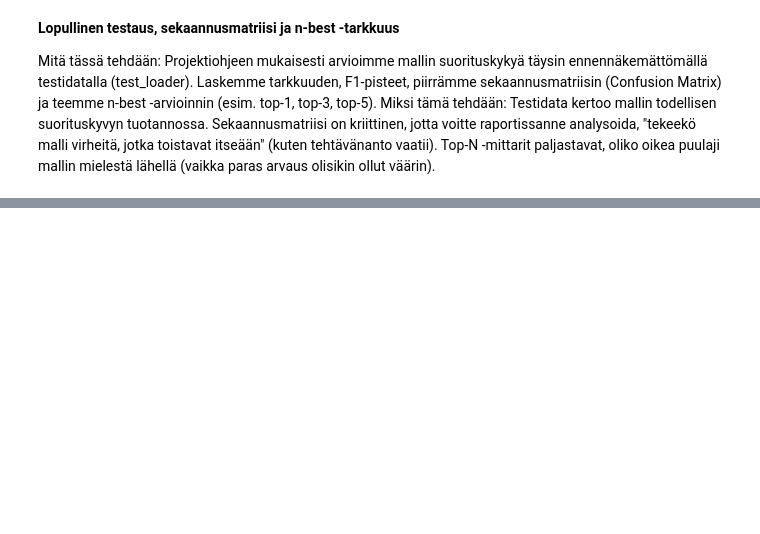
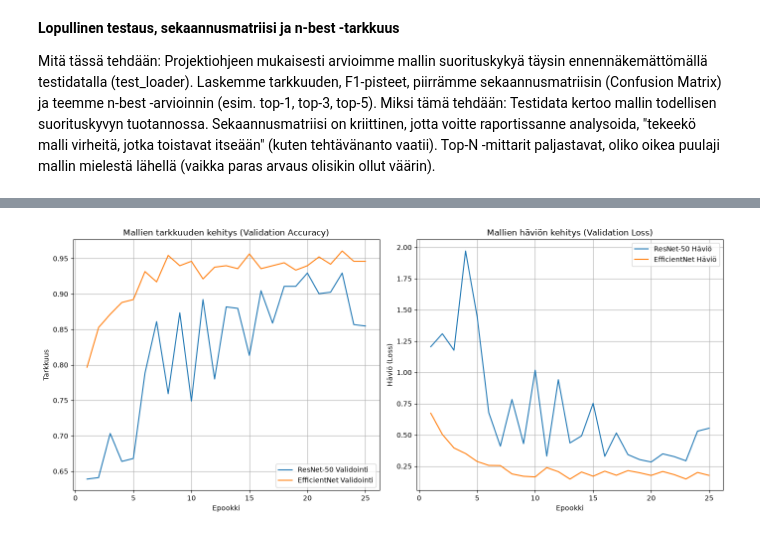
Before and after one commit to Arskaniitti/Neural-networks-projektity-, a Jupyter notebook: Elias_projekti.ipynb, the cells around one changed output, grey strips where cells are left out. Cells and saved outputs as stored; diff of their text form; code cells hidden in the pictures; blank space fills up the shorter version.

```diff
--- a/Elias_projekti.ipynb
+++ b/Elias_projekti.ipynb
@@ -167,7 +167,7 @@ criterion = nn.CrossEntropyLoss()
 # Optimoijaksi Adam
 optimizer = optim.Adam(model_resnet18.parameters(), lr=0.001)
 
-num_epochs = 5
+num_epochs = 1
 history = {'train_loss': [], 'train_acc': [], 'val_loss': [], 'val_acc': []}
 
 print("Aloitetaan mallin opetus...")
@@ -373,0 +522,97 @@ Top-5 Tarkkuus: 0.9788
+# %%
+import time
+import torch
+import matplotlib.pyplot as plt
+import seaborn as sns
+from sklearn.metrics import confusion_matrix
+
+num_epochs = 25
+
+# --- 1. RESNET-50 OPETUS ---
+print("Aloitetaan ResNet-50 opetus (25 epookkia)...")
+history_50 = {'train_loss': [], 'train_acc': [], 'val_loss': [], 'val_acc': []}
+start_time = time.time()
+
+for epoch in range(num_epochs):
+    train_loss, train_acc, _, _, _, _, _ = run_epoch(model_resnet50, dataloaders['train'], criterion, optimizer_50, is_train=True)
+    val_loss, val_acc, val_pr, val_rc, val_f1, _, _ = run_epoch(model_resnet50, dataloaders['val'], criterion, is_train=False)
+
+    history_50['train_loss'].append(train_loss)
+    history_50['train_acc'].append(train_acc)
+    history_50['val_loss'].append(val_loss)
+    history_50['val_acc'].append(val_acc)
+    print(f"Epookki {epoch+1}/{num_epochs} - Val Acc: {val_acc:.4f} | Val F1: {val_f1:.4f}")
+
+print(f"ResNet-50 opetus valmis! Aikaa kului: {(time.time() - start_time) // 60:.0f} min\n")
+
+
+# --- 2. EFFICIENTNET-B0 OPETUS ---
+print("Aloitetaan EfficientNet-B0 opetus (25 epookkia)...")
+history_eff = {'train_loss': [], 'train_acc': [], 'val_loss': [], 'val_acc': []}
+start_time = time.time()
+
+for epoch in range(num_epochs):
+    train_loss, train_acc, _, _, _, _, _ = run_epoch(model_effnet, dataloaders['train'], criterion, optimizer_eff, is_train=True)
+    val_loss, val_acc, val_pr, val_rc, val_f1, _, _ = run_epoch(model_effnet, dataloaders['val'], criterion, is_train=False)
+
+    history_eff['train_loss'].append(train_loss)
+    history_eff['train_acc'].append(train_acc)
+    history_eff['val_loss'].append(val_loss)
+    history_eff['val_acc'].append(val_acc)
+    print(f"Epookki {epoch+1}/{num_epochs} - Val Acc: {val_acc:.4f} | Val F1: {val_f1:.4f}")
+
+print(f"EfficientNet opetus valmis! Aikaa kului: {(time.time() - start_time) // 60:.0f} min\n")
+
+
+# --- 3. OPPIMISKÄYRIEN VERTAILU ---
+epochs_range = range(1, num_epochs + 1)
+plt.figure(figsize=(14, 6))
+
+plt.subplot(1, 2, 1)
+plt.plot(epochs_range, history_50['val_acc'], label='ResNet-50 Validointi')
+plt.plot(epochs_range, history_eff['val_acc'], label='EfficientNet Validointi')
+plt.title('Mallien tarkkuuden kehitys (Validation Accuracy)')
+plt.xlabel('Epookki')
+plt.ylabel('Tarkkuus')
+plt.legend()
+plt.grid(True)
+
+plt.subplot(1, 2, 2)
+plt.plot(epochs_range, history_50['val_loss'], label='ResNet-50 Häviö')
+plt.plot(epochs_range, history_eff['val_loss'], label='EfficientNet Häviö')
+plt.title('Mallien häviön kehitys (Validation Loss)')
+plt.xlabel('Epookki')
+plt.ylabel('Häviö (Loss)')
+plt.legend()
+plt.grid(True)
+
+plt.tight_layout()
+plt.savefig('oppimiskayrat_vertailu.png', bbox_inches='tight')
+plt.show()
+
+
+# --- 4. TESTAUS JA SEKAANNUSMATRIISIT ---
+def plot_and_evaluate(model, model_name):
+    print(f"\\nArvioidaan mallia {model_name} Testi-datalla...")
+    _, test_acc, _, _, test_f1, test_labels, test_preds = run_epoch(model, dataloaders['test'], criterion, is_train=False)
+    print(f"Tarkkuus: {test_acc:.4f} | F1: {test_f1:.4f}")
+
+    # N-best
+    evaluate_top_n(model, dataloaders['test'], top_n_list=[1, 2, 3, 5])
+
+    # Sekaannusmatriisin tallennus
+    cm = confusion_matrix(test_labels, test_preds)
+    plt.figure(figsize=(12, 10))
+    sns.heatmap(cm, annot=True, fmt='d', cmap='Blues', xticklabels=class_names, yticklabels=class_names)
+    plt.title(f'Sekaannusmatriisi - {model_name}')
+    plt.xlabel('Ennustettu luokka')
+    plt.ylabel('Todellinen luokka')
+    plt.xticks(rotation=90)
+    plt.yticks(rotation=0)
+    plt.tight_layout()
+    plt.savefig(f'sekaannusmatriisi_{model_name.lower()}.png', bbox_inches='tight')
+    plt.close() # Sulkee kuvan muistista, jotta seuraava voi piirtyä
+
+plot_and_evaluate(model_resnet50, "ResNet50")
+plot_and_evaluate(model_effnet, "EfficientNet")
+# %% [output]
@@ -373,0 +636 @@ Top-5 Tarkkuus: 0.9788
+[figure, added]
```
Also changed, not shown: parts of 13 cells of this notebook.
